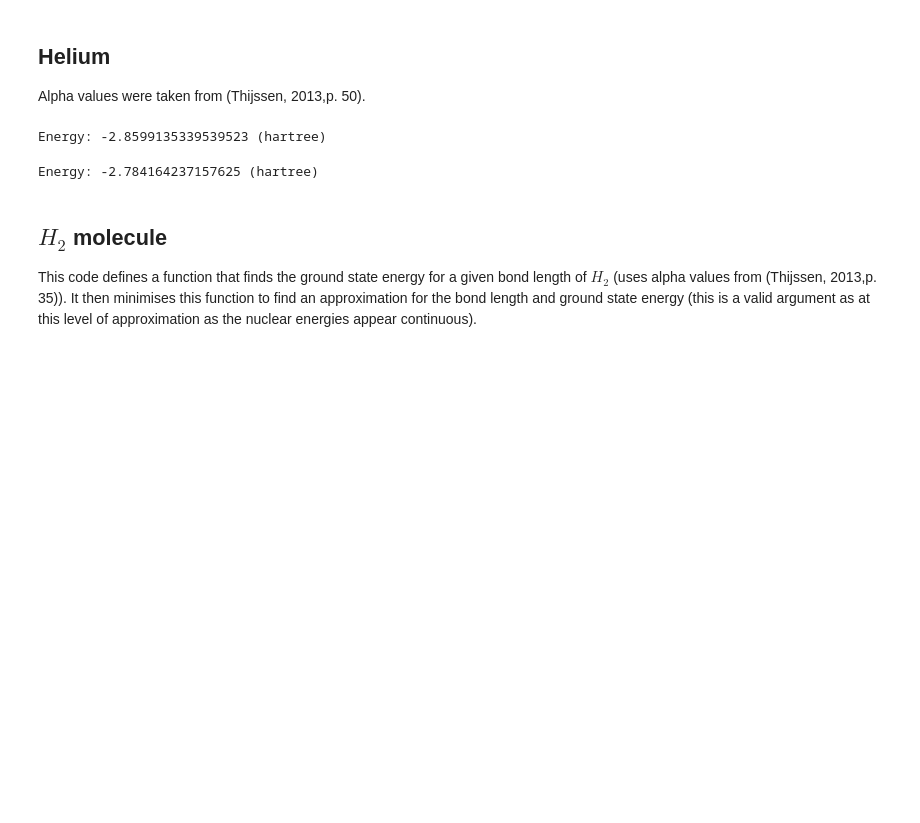
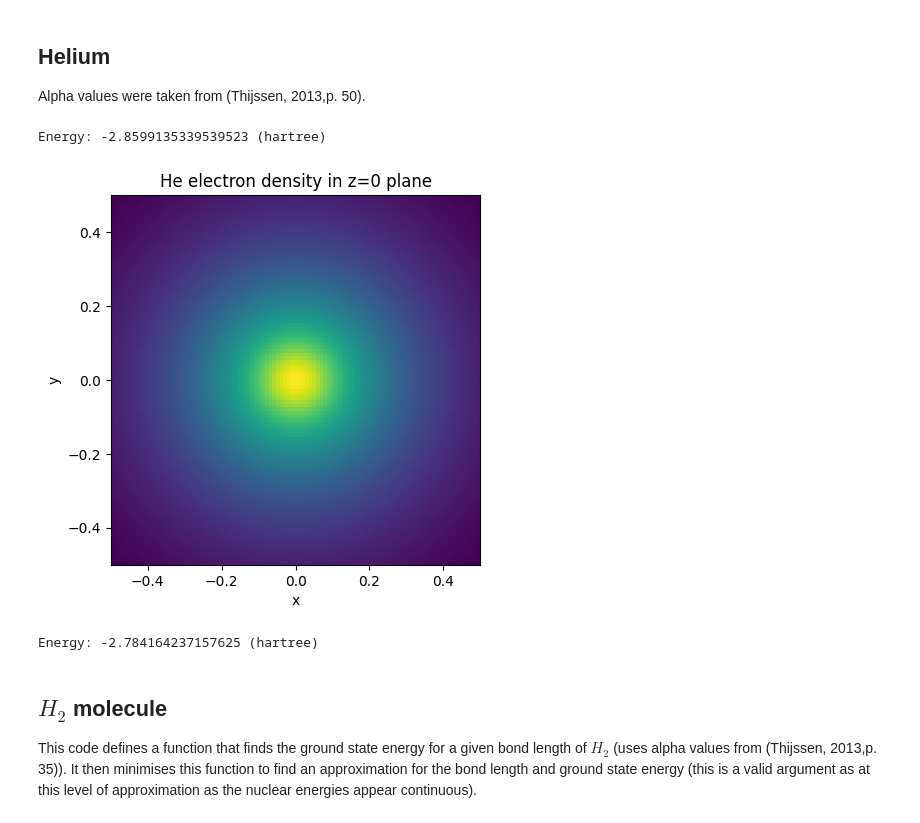
Before and after one commit to Williame33445/physics-projects, a Jupyter notebook: hartree_fock/hartree-fock-calculations.ipynb, the cells around one changed output. Drawn from its saved outputs; the diff is of its cells as text; code cells hidden in the pictures; blank space fills up the shorter version.

Commit message:
added way to get wavefunction from GTOs and function to get the density plot

```diff
--- a/hartree_fock/hartree-fock-calculations.ipynb
+++ b/hartree_fock/hartree-fock-calculations.ipynb
@@ -95,18 +96,33 @@ from GTOs import *
+# %%
+def zPlaneDensityPlot(low,high,N,electrons,GTOs,atomName):
+    x = np.linspace(low, high, 2*N+1)
+    y = np.linspace(low, high, 2*N+1)
+    z = np.linspace(low, high, 2*N+1)
+    xv, yv, zv = np.meshgrid(x, y, z)
+
+    HeDensity = getDensity(xv, yv, zv, electrons, GTOs)
+
+    title = atomName.rstrip() + " electron density in z=0 plane"
+    plt.imshow(HeDensity[:,:,N],extent =[low, high, low, high])
+    plt.xlabel("x")
+    plt.ylabel("y")
+    plt.title(title)
+    plt.show()
 # %% [markdown]
 ## Helium
 
 Alpha values were taken from (Thijssen, 2013,p. 50).
 # %%
 #sets up 2ZaPa-NR-CV Helium basis set
-GTOsHe = getGuassians("2ZaPa-NR-CV",2,np.zeros(3),basisType="primitive")
+GTOsHe = getGuassians("2ZaPa-NR-CV", 2, np.zeros(3), basisType="primitive")
 
 #simulation parameters
 Zs = [2]
-nucPos = [np.array([0,0,0])]
+nucPos = [np.array([0, 0, 0])]
 maxError = 1E-4
 
 #define representation class
-rep = RepGTO(GTOsHe,Zs,nucPos)
+rep = RepGTO(GTOsHe, Zs, nucPos)
 
 #define intial guess
 ups = rep.normaliseList([[1 for i in range(len(GTOsHe))]])
@@ -114,10 +130,14 @@ downs = rep.normaliseList([[1 for i in range(len(GTOsHe))]])
 EGuess = -2.8
 
 #run simulation and print energy
-E,states = iterateHF(ups,downs,rep,EGuess,maxError,lambda s: takeGroundEigStates(s,2))
+E, HeElectrons = iterateHF(ups, downs, rep, EGuess, maxError, lambda s: takeGroundEigStates(s,2))
 print(f"Energy: {E} (hartree)")
 # %% [output]
 Energy: -2.8599135339539523 (hartree)
+# %%
+zPlaneDensityPlot(-0.5,0.5,50,HeElectrons,GTOsHe,"He")
+# %% [output]
+[figure, added]
 # %%
 #same calculation but with contracted set
 
```
Also changed, not shown: parts of 1 cell of this notebook, 1 other file.
